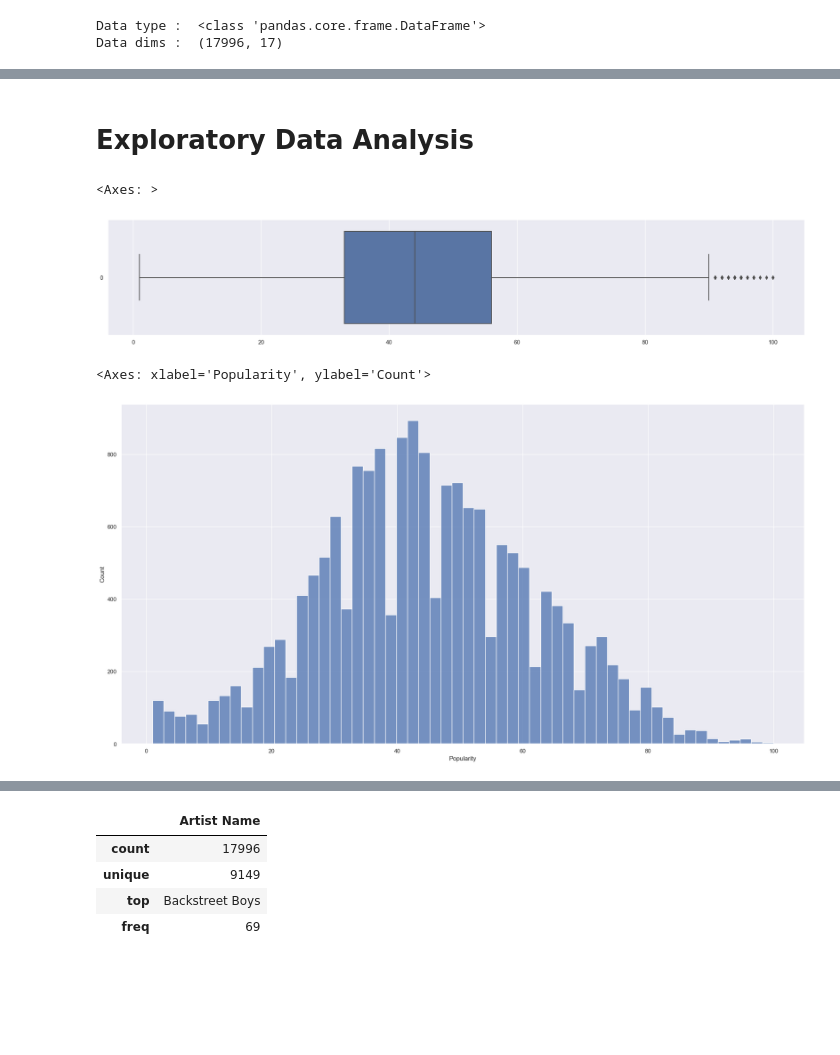
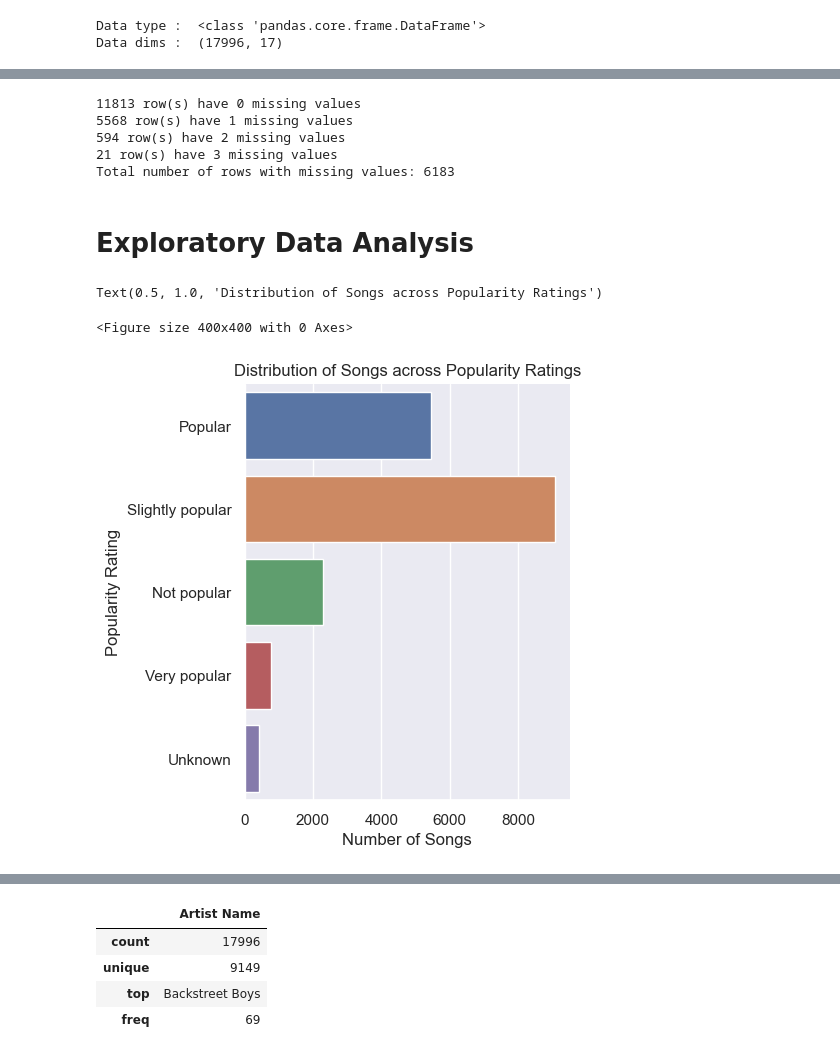
Before and after one commit to cianmung/SC1015---Mini-Project, a Jupyter notebook: Project.ipynb, the cells around one changed output, grey strips where cells are left out. Cells and saved outputs as stored; diff of their text form; code cells hidden in the pictures; blank space fills up the shorter version.

```diff
--- a/Project.ipynb
+++ b/Project.ipynb
@@ -90,0 +125,16 @@ Meanwhile, these columns seems to be Categorical:
+# %%
+def popularity(row):
+    if 0 <= row['Popularity'] <= 25:
+        return 'Not popular'
+    elif 26 <= row['Popularity'] <= 50:
+        return 'Slightly popular'
+    elif 51 <= row['Popularity'] <= 75:
+        return 'Popular'
+    elif 76 <= row['Popularity'] <= 100:
+        return 'Very popular'
+    else:
+        return 'Unknown'
+
+musicdata['Popularity Rating'] = musicdata.apply(lambda row: popularity(row), axis=1)
+
+print(musicdata[['Popularity','Popularity Rating']])
@@ -91,14 +156,29 @@ Meanwhile, these columns seems to be Categorical:
+# %%
+# Missing values in each row
+missing_values_per_row = musicdata.isnull().sum(axis=1)
+count_per_missing_value = missing_values_per_row.value_counts().sort_index()
+
+# Print the results
+for missing, rows in count_per_missing_value.items():
+    print(f'{rows} row(s) have {missing} missing values')
+
+total_rows_with_missing_values = (musicdata.isnull().any(axis=1)).sum()
+print(f'Total number of rows with missing values: {total_rows_with_missing_values}')
+# %% [output]
+11813 row(s) have 0 missing values
+5568 row(s) have 1 missing values
+594 row(s) have 2 missing values
+21 row(s) have 3 missing values
+Total number of rows with missing values: 6183
 # %% [markdown]
 # Exploratory Data Analysis
-# %%
-f = plt.figure(figsize=(24, 4))
-sb.boxplot(data = musicdata['Popularity'], orient = "h")
-# %% [output]
-<Axes: >
-[figure, removed]
 # %%
-f = plt.figure(figsize=(24, 12))
-sb.histplot(data = musicdata['Popularity'])
+#to see songs are more inclined to which level of popularity
+f = plt.figure(figsize=(24, 4))
+sb.catplot(y = 'Popularity Rating', data = musicdata, kind="count")
+plt.xlabel('Number of Songs')
+plt.title('Distribution of Songs across Popularity Ratings')
 # %% [output]
-<Axes: xlabel='Popularity', ylabel='Count'>
+Text(0.5, 1.0, 'Distribution of Songs across Popularity Ratings')
+<Figure size 400x400 with 0 Axes>
-[figure, old version]
+[figure, new version]
```
Also changed, not shown: parts of 47 cells of this notebook.
